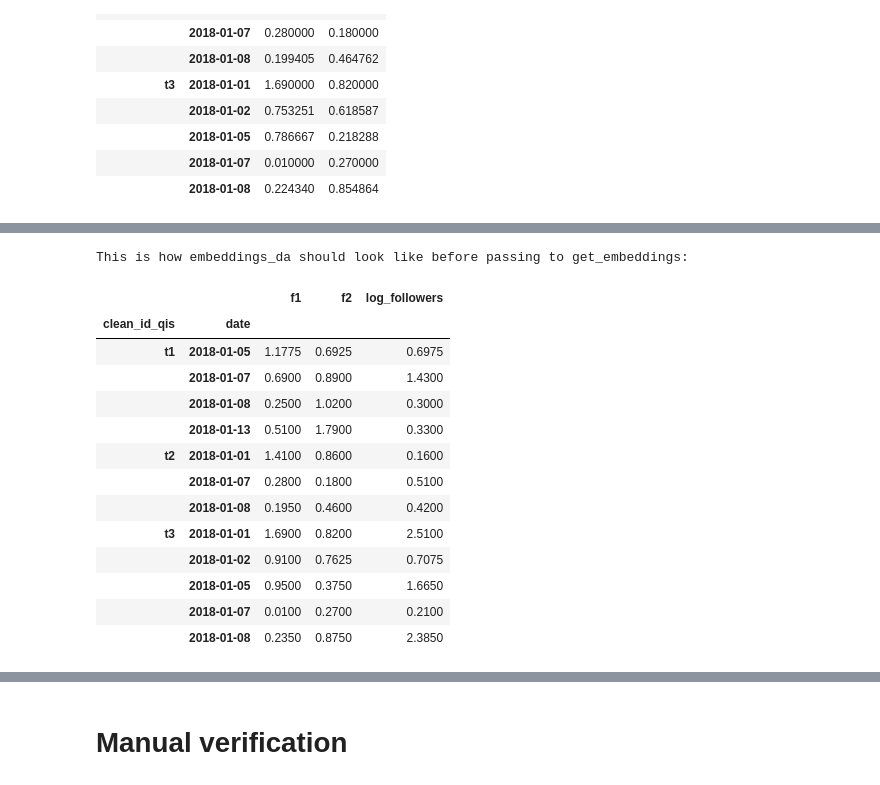
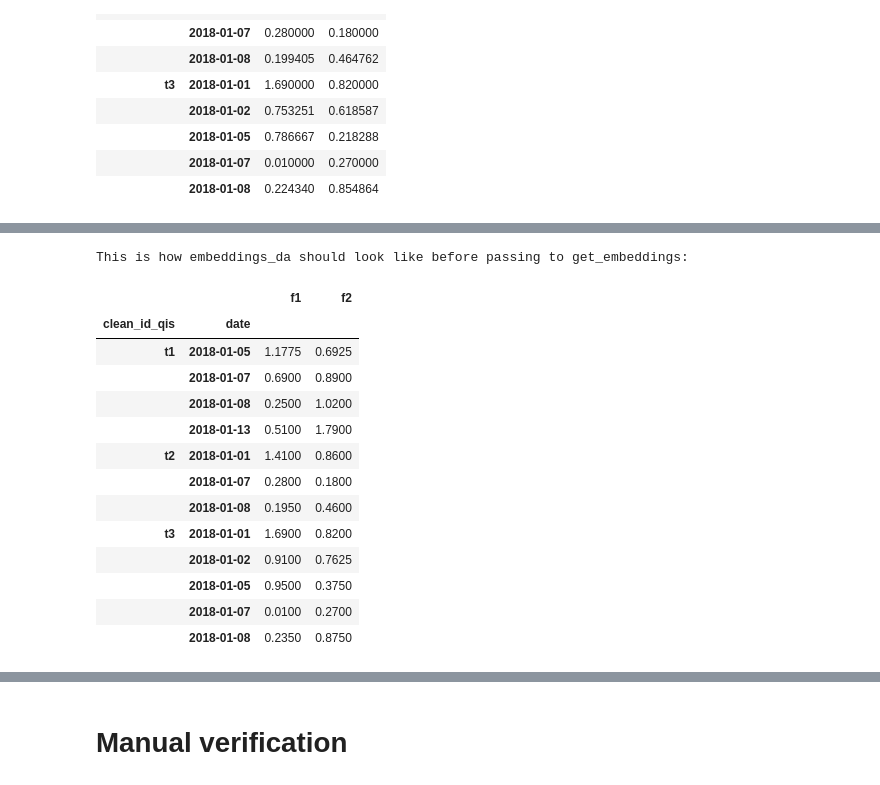
Before and after one commit to pirmil/A, a Jupyter notebook: sentence_embeddings_clean.ipynb, the cells around one changed output, grey strips where cells are left out. Cells and saved outputs as stored; diff of their text form; code cells hidden in the pictures.

```diff
--- a/sentence_embeddings_clean.ipynb
+++ b/sentence_embeddings_clean.ipynb
@@ -21,7 +21,7 @@ def get_embeddings1d_da(embeddings1d: pd.DataFrame, weights_col='log_followers')
         _e[weights_col] = 1.0
     date = unique_dates[0]
     _e.drop('date', axis=1, inplace=True)
-    embeddings1d_da = _e.groupby('clean_id_qis').apply(lambda x: (x.drop(weights_col, axis=1).multiply(x[weights_col], 0)).sum() / x[weights_col].sum())
+    embeddings1d_da = _e.groupby('clean_id_qis').apply(lambda x: (x.drop(weights_col, axis=1).multiply(x[weights_col], 0)).sum() / x[weights_col].sum(), include_groups=False)
     embeddings1d_da['date'] = date
     return embeddings1d_da.reset_index(drop=False)
 
@@ -57,6 +57,35 @@ def get_embeddings(embeddings_da: pd.DataFrame, window='7D', min_periods=1):
     .swaplevel(i='clean_id_qis', j='date')
     .sort_index(level='date')
 )
+
+def get_embeddings_v2(embeddings_da: pd.DataFrame, window=7, min_periods=1, restore_dates=True):
+    dates = embeddings_da.index.levels[1]
+    full_dates = pd.date_range(dates[0], dates[-1]).astype(dates.dtype)
+    embeddings_da_by_id_qi = (embeddings_da
+        .sort_index(level=['clean_id_qis', 'date'])
+        .groupby('clean_id_qis')
+    )
+    id_qi_to_date = {ticker: group.index.get_level_values('date').unique() for ticker, group in embeddings_da_by_id_qi}
+
+    def rolling_mean(group: pd.DataFrame, w=window, mp=min_periods, fd=full_dates, rd=restore_dates, iqtd=id_qi_to_date):
+        id_qi = group.index[0][0]
+        group = (group
+            .reset_index(level='clean_id_qis', drop=True)
+            .reindex(fd, level='date')
+            .rolling(w, min_periods=mp)
+            .mean()
+        )
+        if rd:
+            group = group.loc[iqtd[id_qi]]
+        else:
+            group.index.name = 'date'
+        return group
+
+    return (embeddings_da_by_id_qi
+        .apply(rolling_mean, include_groups=False)
+        .swaplevel(i='clean_id_qis', j='date')
+        .sort_index(level='date')
+    )
 # %%
 def generate_emdeddings1d(date, features=['f1', 'f2'], clean_id_qis=['t1', 't2', 't3'], size=7, seed=0):
     np.random.seed(seed)
@@ -280,24 +312,25 @@ embeddings
 # %%
 dates = [datetime(2018, 1, 1), datetime(2018, 1, 2), datetime(2018, 1, 5), datetime(2018, 1, 7), datetime(2018, 1, 8), datetime(2018, 1, 13)]
 embeddings1d_das_unw, embeddings1ds_unw = generate_embeddings1d_das(dates, features=['f1', 'f2', 'log_followers'], weights_col=None)
 embeddings_da_unw = get_embeddings_da([df.drop('log_followers', axis=1) for df in embeddings1d_das_unw])
 # embeddings_da_unw = get_embeddings_da(embeddings1d_das_unw)
 print(f"This is how embeddings_da should look like before passing to get_embeddings:")
 display(embeddings_da_unw)
 embeddings_unw = get_embeddings(embeddings_da_unw)
+embeddings_unw_v2 = get_embeddings_v2(embeddings_da_unw)
 # %% [output]
 This is how embeddings_da should look like before passing to get_embeddings:
-|  |  | f1 | f2 | log_followers |
-| clean_id_qis | date |  |  |  |
-| t1 | 2018-01-05 | 1.1775 | 0.6925 | 0.6975 |
-|  | 2018-01-07 | 0.6900 | 0.8900 | 1.4300 |
-|  | 2018-01-08 | 0.2500 | 1.0200 | 0.3000 |
-|  | 2018-01-13 | 0.5100 | 1.7900 | 0.3300 |
-| t2 | 2018-01-01 | 1.4100 | 0.8600 | 0.1600 |
-|  | 2018-01-07 | 0.2800 | 0.1800 | 0.5100 |
-|  | 2018-01-08 | 0.1950 | 0.4600 | 0.4200 |
-| t3 | 2018-01-01 | 1.6900 | 0.8200 | 2.5100 |
-|  | 2018-01-02 | 0.9100 | 0.7625 | 0.7075 |
-|  | 2018-01-05 | 0.9500 | 0.3750 | 1.6650 |
-|  | 2018-01-07 | 0.0100 | 0.2700 | 0.2100 |
-|  | 2018-01-08 | 0.2350 | 0.8750 | 2.3850 |
+|  |  | f1 | f2 |
+| clean_id_qis | date |  |  |
+| t1 | 2018-01-05 | 1.1775 | 0.6925 |
+|  | 2018-01-07 | 0.6900 | 0.8900 |
+|  | 2018-01-08 | 0.2500 | 1.0200 |
+|  | 2018-01-13 | 0.5100 | 1.7900 |
+| t2 | 2018-01-01 | 1.4100 | 0.8600 |
+|  | 2018-01-07 | 0.2800 | 0.1800 |
+|  | 2018-01-08 | 0.1950 | 0.4600 |
+| t3 | 2018-01-01 | 1.6900 | 0.8200 |
+|  | 2018-01-02 | 0.9100 | 0.7625 |
+|  | 2018-01-05 | 0.9500 | 0.3750 |
+|  | 2018-01-07 | 0.0100 | 0.2700 |
+|  | 2018-01-08 | 0.2350 | 0.8750 |
```
Also changed, not shown: parts of 19 cells of this notebook.
